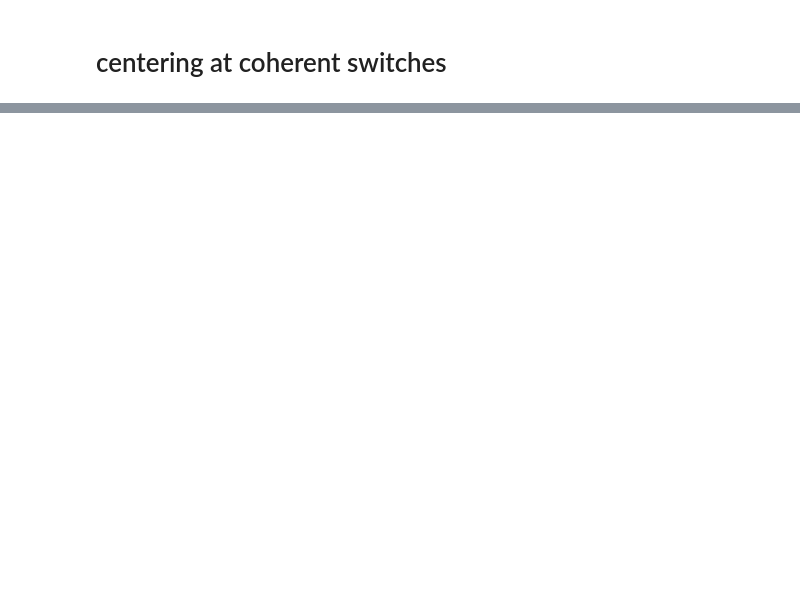
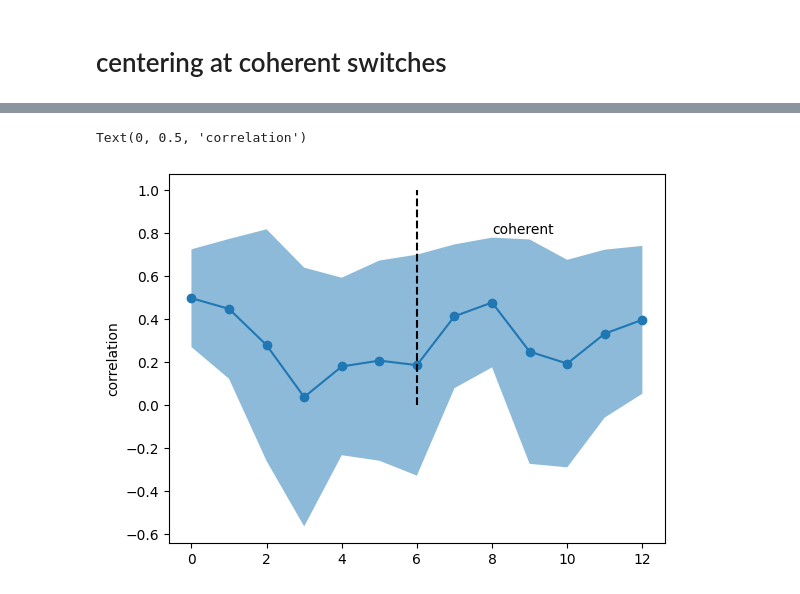
Before and after one commit to CIBIT-UC/vpmbtr, a Jupyter notebook: scripts/step-XX_fc.ipynb, the cells around one changed output, grey strips where cells are left out. Saved outputs shown, nothing was run; the diff lists cells and outputs as text; code cells hidden in the pictures; blank space fills up the shorter version.

```diff
--- a/scripts/step-XX_fc.ipynb
+++ b/scripts/step-XX_fc.ipynb
@@ -135,30 +238,15 @@ events
 # %%
-# get the timecourse for the 6 points around the onset of the coherent and incoherent trials
-# and plot the average timecourse for each trial type
-
-# Get timecourse
-tc = df.loc[(df['subject']==subject_list[sub_idx]) & (df['tr']==tr_list[tr_idx]) & (df['run']==run_list[0])][roi_list].values
-n_volumes = tc[0,0].shape[0]
-
-corr = np.zeros((n_coherent,window_size_tr*2+1))
-
-for jj in range(n_coherent):
-
-    idx = coherent_idx[jj]
-
-    # left_mt timecourse
-    a = tc[0,0][idx-window_size_tr:idx+window_size_tr*2]
-    # right_mt timecourse
-    b = tc[0,1][idx-window_size_tr:idx+window_size_tr*2]
-
-    # correlation per window of window_size_tr
-    for tt in range(0,window_size_tr*2+1):
-        corr[jj,tt] = np.corrcoef(a[tt:tt+window_size_tr],b[tt:tt+window_size_tr])[0,1]
+df_idx = 10
 
 # plot average + sd of the n_coherent correlation trials
-plt.plot(np.mean(corr,axis=0),label='coherent',marker='o')
-plt.fill_between(np.arange(0,window_size_tr*2+1),np.mean(corr,axis=0)-np.std(corr,axis=0),np.mean(corr,axis=0)+np.std(corr,axis=0),alpha=0.5)
+D = df.loc[df_idx,'corr_mt_coherent']
+
+plt.plot(np.mean(D,axis=0),label='coherent',marker='o')
+plt.fill_between(np.arange(0,window_size_tr*2+1),np.mean(D,axis=0)-np.std(D,axis=0),np.mean(D,axis=0)+np.std(D,axis=0),alpha=0.5)
 plt.vlines(window_size_tr,0,1,linestyle='dashed',color='black')
 # write 'coherent' on x = 8 y = 0.8
 plt.text(8,0.8,'coherent')
 plt.ylabel('correlation')
+# %% [output]
+Text(0, 0.5, 'correlation')
+[figure, added]
```
Also changed, not shown: parts of 7 cells of this notebook.
